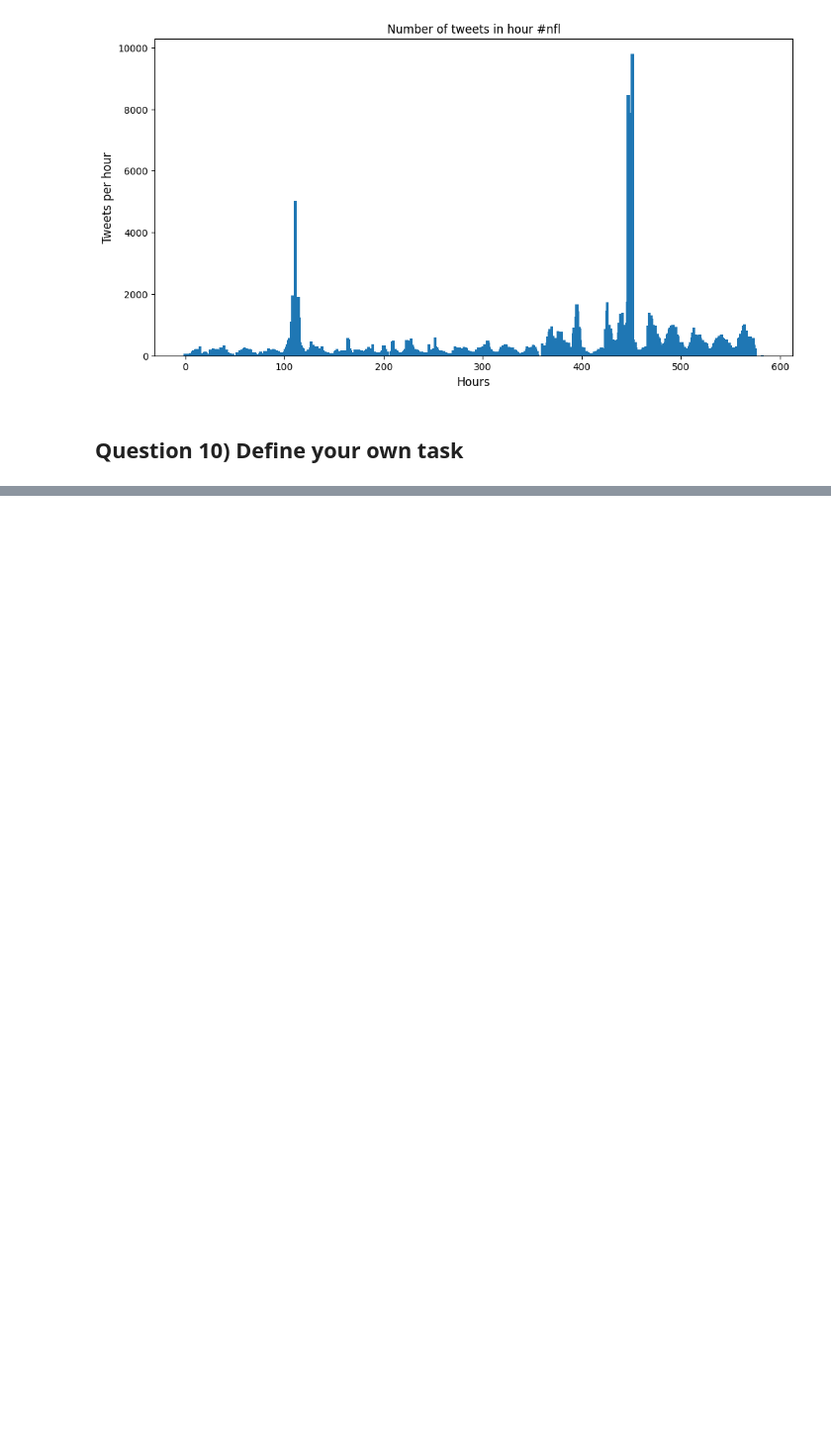
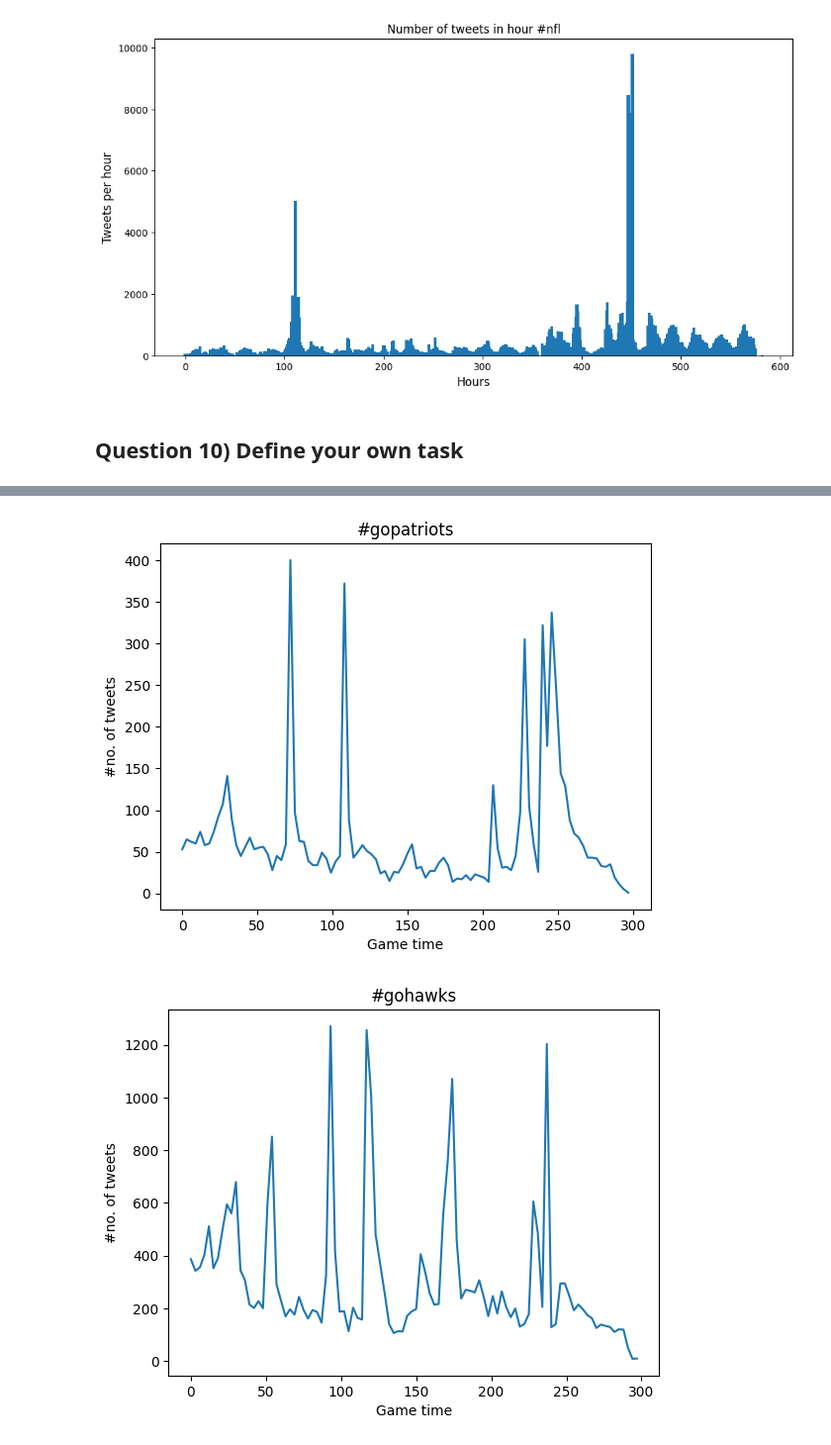
Before and after one commit to diplav09/Regression-Analysis, a Jupyter notebook: Twitter_Data.ipynb, the cells around one changed output, grey strips where cells are left out. Shown: that part at 99% size. Drawn from its saved outputs; the diff is of its cells as text; code cells hidden in the pictures; blank space fills up the shorter version.

```diff
--- a/Twitter_Data.ipynb
+++ b/Twitter_Data.ipynb
@@ -429,0 +588,2 @@ plt.show()
+# %%
+duration = ((datetime.datetime.fromisoformat(kickoff_time) - datetime.datetime.fromisoformat(end_time)).seconds)/(3*60)
@@ -429,0 +735,7 @@ plt.show()
+# %%
+plot_tweet_frquency(gopatriots_in_game, 3, "#gopatriots", "Game time", "#no. of tweets")
+
+plot_tweet_frquency(gohawks_in_game, 3, "#gohawks", "Game time", "#no. of tweets")
+# %% [output]
+[figure, added]
+[figure, added]
```
Also changed, not shown: parts of 33 cells of this notebook.
